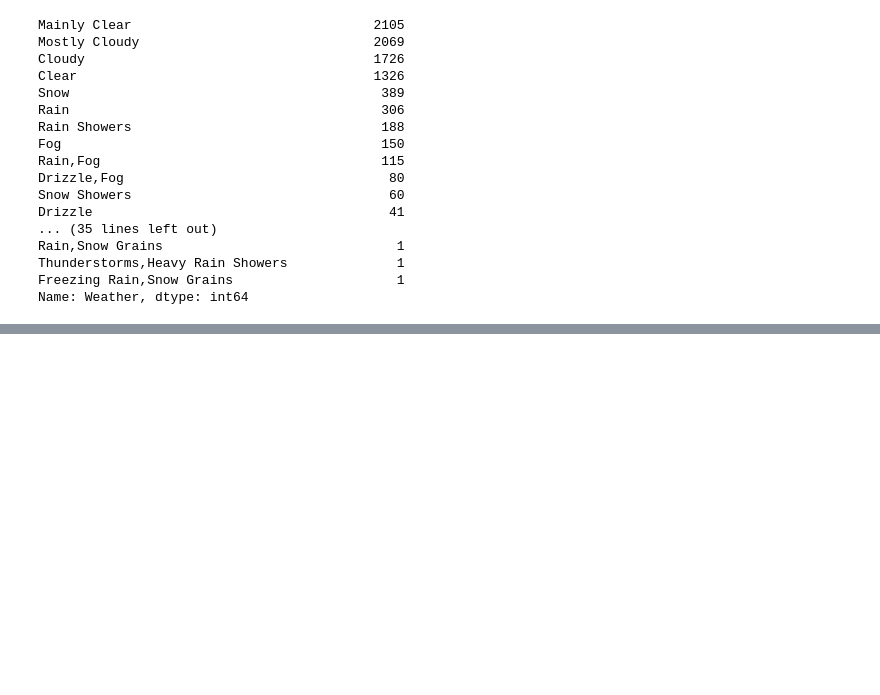
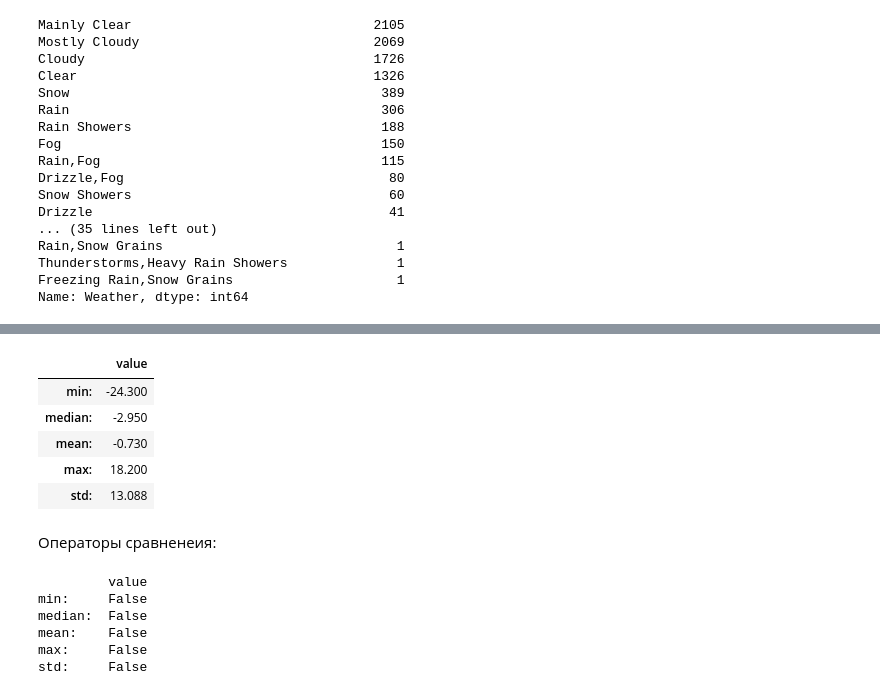
Before and after one commit to qitinnstud/myfirstexperience, a Jupyter notebook: For_homework2.ipynb, the cells around one changed output, grey strips where cells are left out. Cells and saved outputs as stored; diff of their text form; code cells hidden in the pictures; blank space fills up the shorter version.

```diff
--- a/For_homework2.ipynb
+++ b/For_homework2.ipynb
@@ -161,0 +224,21 @@ Name: Weather, dtype: int64
+# %%
+dfxt2=frame(dfs,'Dew Point Temp_C')
+dfxt2
+# %% [output]
+|  | value |
+| min: | -24.300 |
+| median: | -2.950 |
+| mean: | -0.730 |
+| max: | 18.200 |
+| std: | 13.088 |
+# %% [markdown]
+Операторы сравненеия:
+# %%
+print(dfxt1 <= dfxt2)
+# %% [output]
+         value
+min:     False
+median:  False
+mean:    False
+max:     False
+std:     False
```
Also changed, not shown: parts of 8 cells of this notebook.
